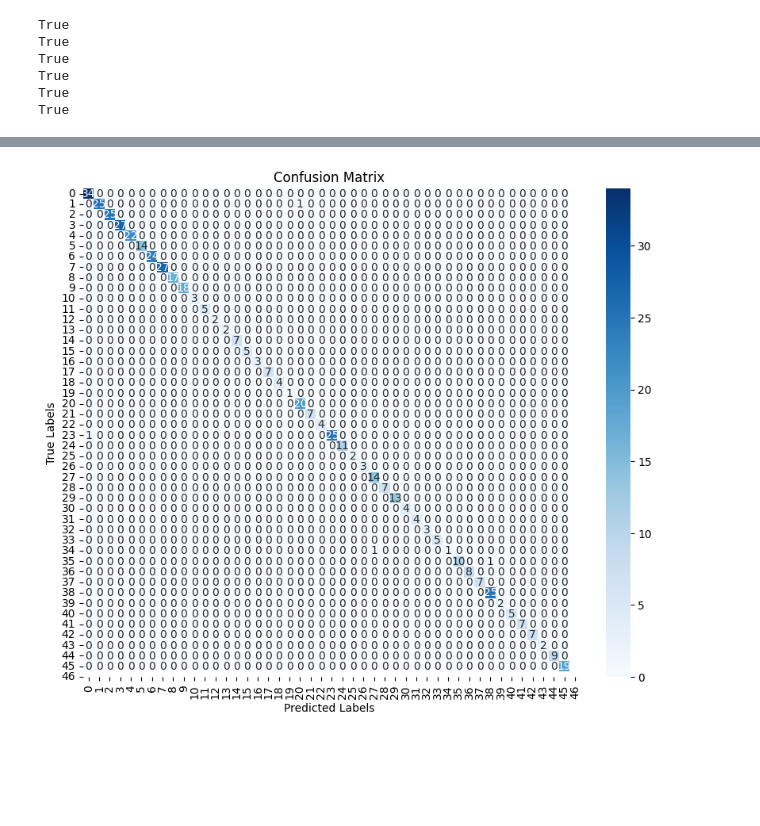
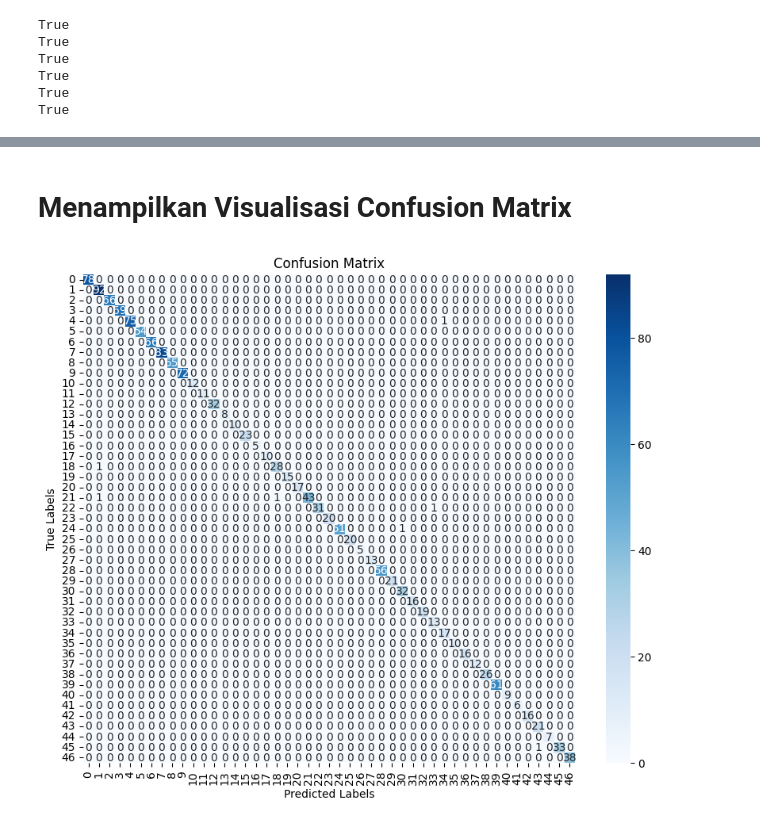
Before and after one commit to Asyirr/Asyirr-4212201084_Muhammad_Nasir_AAS_Machine_Vision, a Jupyter notebook: 4212201084_Muhammad_Nasir_AAS_Machine_Vision.ipynb, the cells around one changed output, grey strips where cells are left out. Saved outputs shown, nothing was run; the diff lists cells and outputs as text; code cells hidden in the pictures; blank space fills up the shorter version.

Commit message:
Program klasifikasi karakter tulisan tangan pada dataset EMNIST (Extended MNIST) menggunakan Convolutional Neural Network (CNN).

```diff
--- a/4212201084_Muhammad_Nasir_AAS_Machine_Vision.ipynb
+++ b/4212201084_Muhammad_Nasir_AAS_Machine_Vision.ipynb
@@ -15,7 +17,6 @@ from tqdm import tqdm
 from torchvision.models import AlexNet_Weights
 
 
-# Check device
-device = torch.device("cpu")
+device = torch.device("cuda" if torch.cuda.is_available() else "cpu")
 print(f"Using device: {device}")
 # %% [output]
@@ -28,11 +26,10 @@ Drive already mounted at /content/drive; to attempt to forcibly remount, call dr
 # %%
-# File paths
-train_data_path = '../content/drive/MyDrive/EMNIST/emnist-bymerge-train.csv'
-val_data_path = '../content/drive/MyDrive/EMNIST/emnist-bymerge-test.csv'
+train_data_path = '../content/emnist-bymerge-test.csv'
+val_data_path = '../content/emnist-bymerge-train.csv'
 
-# Load data
-data_train = pd.read_csv(train_data_path, header=None, nrows=500)
-data_val = pd.read_csv(val_data_path, header=None, nrows=500)
+
+data_train = pd.read_csv(train_data_path, header=None, nrows=1500)
+data_val = pd.read_csv(val_data_path, header=None, nrows=1500)
 print("Dataset loaded successfully.")
 # %% [output]
 Dataset loaded successfully.
@@ -129,5 +131,5 @@ optimizer = torch.optim.Adam(model.parameters(), lr=0.0001)
 # %%
-# Leave-One-Out Cross Validation (LOOCV)
+
 data_array = data_train.to_numpy()
 loo = LeaveOneOut()
 
@@ -137,29 +139,28 @@ print("Starting LOOCV...")
 start_time = time.time()
 
 for train_idx, test_idx in tqdm(loo.split(data_array)):
-    # Split data into training and testing sets for the current fold
     train_samples = data_array[train_idx]
     test_sample = data_array[test_idx]
 
-      # Create datasets and dataloaders for this fold
     train_dataset = CustomDataset(pd.DataFrame(train_samples), transform=data_transforms)
     test_dataset = CustomDataset(pd.DataFrame(test_sample), transform=data_transforms)
 
-    train_loader = DataLoader(train_dataset, batch_size=64, shuffle=True)
+    train_loader = DataLoader(train_dataset, batch_size=8, shuffle=True)
     test_loader = DataLoader(test_dataset, batch_size=1, shuffle=False)
 
-    # Training loop for the current fold
+    criterion = nn.CrossEntropyLoss()
+    optimizer = torch.optim.Adam(model.parameters(), lr=0.0001)
+
     model.train()
-    for epoch in range(1):  # Set epochs to 1 for LOOCV (can be increased for better performance)
+    for epoch in range(1):
         for inputs, labels in train_loader:
             inputs, labels = inputs.to(device), labels.to(device)
             optimizer.zero_grad()
-            outputs = model(inputs)
+            outputs = model.forward(inputs)
             loss = criterion(outputs, labels)
             loss.backward()
             optimizer.step()
 
-    # Validation loop for the current fold
     model.eval()
     with torch.no_grad():
         for inputs, labels in test_loader:
@@ -202,10 +205,15 @@ F1-Score: 0.9917
+# %% [markdown]
+# **Menampilkan Visualisasi Confusion Matrix**
 # %%
-# Visualize confusion matrix
 plt.figure(figsize=(10, 8))
-sns.heatmap(conf_matrix, annot=True, fmt='d', cmap='Blues', xticklabels=range(47), yticklabels=range(47))
+sns.heatmap(conf_matrix, annot=True,
+            fmt='d',
+            cmap='Blues',
+            xticklabels=range(47),
+            yticklabels=range(47))
 plt.xlabel('Predicted Labels')
 plt.ylabel('True Labels')
 plt.title('Confusion Matrix')
 plt.show()
 # %% [output]
-[figure, old version]
+[figure, new version]
```
Also changed, not shown: parts of 22 cells of this notebook.
